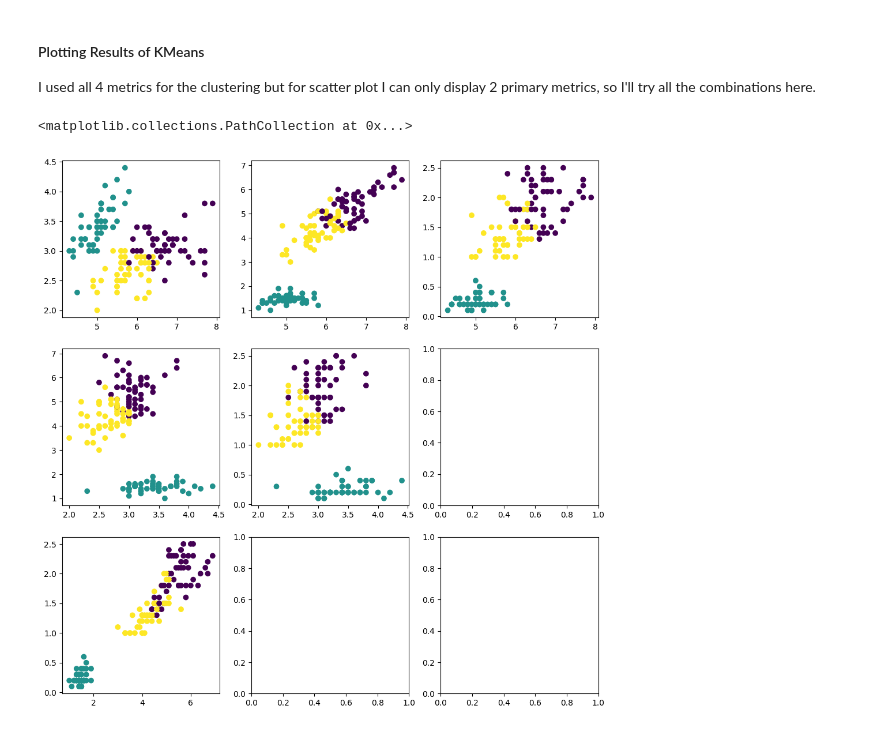
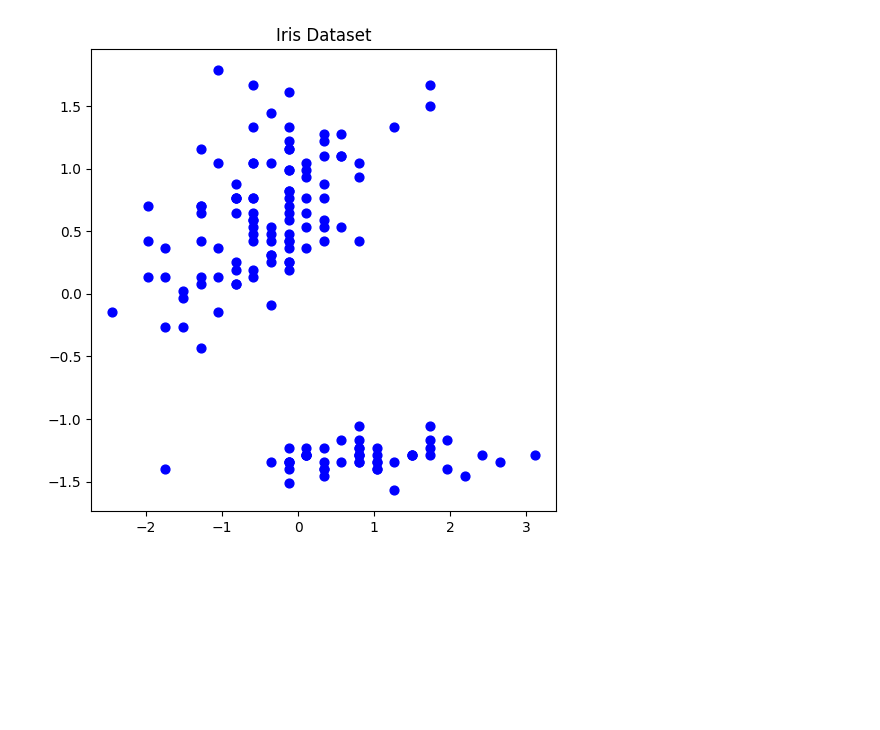
Before and after one commit to twm2k/SC4020, a Jupyter notebook: source.ipynb, the cells around one changed output. Saved outputs shown, nothing was run; the diff lists cells and outputs as text; code cells hidden in the pictures; blank space fills up the shorter version.

```diff
--- a/source.ipynb
+++ b/source.ipynb
@@ -93,19 +13,15 @@ df
-# %% [markdown]
-#### Plotting Results of KMeans
-
-I used all 4 metrics for the clustering but for scatter plot I can only display 2 primary metrics, so I'll try all the combinations here.
-# %%
-#Sepal Length Clusters
-fig, ((ax1,ax2,ax3),(ax4,ax5,ax6),(ax7,ax8,ax9)) = plt.subplots(3,3,figsize=(12,12))
-#Sepal Length x Everything
-ax1.scatter(x=df['SepalLengthCm'],y=df['SepalWidthCm'],c=df['Cluster_ID'])
-ax2.scatter(x=df['SepalLengthCm'],y=df['PetalLengthCm'],c=df['Cluster_ID'])
-ax3.scatter(x=df['SepalLengthCm'],y=df['PetalWidthCm'],c=df['Cluster_ID'])
-#Sepal Width x Petals
-ax4.scatter(x=df['SepalWidthCm'],y=df['PetalLengthCm'],c=df['Cluster_ID'])
-ax5.scatter(x=df['SepalWidthCm'],y=df['PetalWidthCm'],c=df['Cluster_ID'])
-#Petal Length x Width
-ax7.scatter(x=df['PetalLengthCm'],y=df['PetalWidthCm'],c=df['Cluster_ID'])
-# %% [output]
-<matplotlib.collections.PathCollection at 0x...>
-[figure, removed]
+# %%
+df = pd.read_csv("./Iris.csv",index_col= 'Id') # Load data
+
+#Standardise features
+scaler = StandardScaler()
+X_scaled = scaler.fit_transform(df[['SepalLengthCm','SepalWidthCm','PetalLengthCm','PetalWidthCm']])
+y = df['Species']
+
+
+plt.figure(figsize=(6,6))
+plt.scatter(X_scaled[:,1], X_scaled[:,2], c='blue', marker='o', s=40)
+plt.title('Iris Dataset')
+plt.show()
+# %% [output]
+[figure, added]
```
Also changed, not shown: parts of 26 cells of this notebook.
